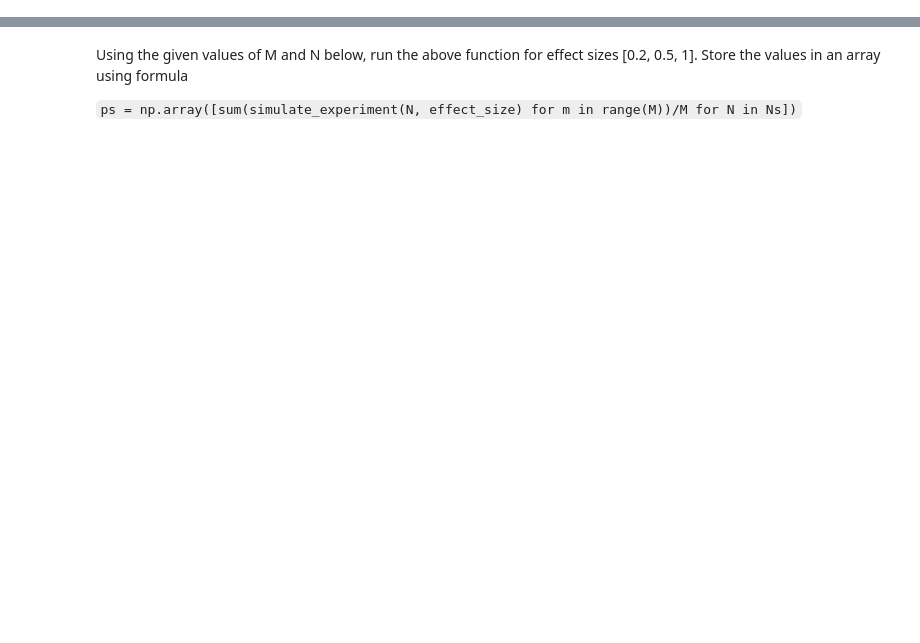
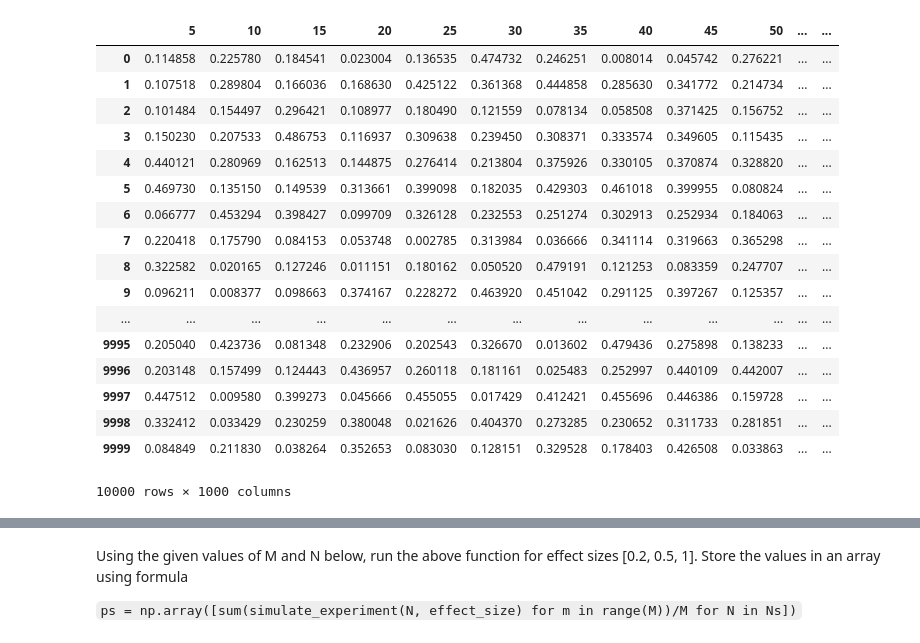
Before and after one commit to learn-co-curriculum/dsc-effect-sizes-pvalues-and-power-lab, a Jupyter notebook: index.ipynb, the cells around one changed output, grey strips where cells are left out. Drawn from its saved outputs; the diff is of its cells as text; code cells hidden in the pictures; blank space fills up the shorter version.

```diff
--- a/index.ipynb
+++ b/index.ipynb
@@ -316,0 +55,30 @@ Let's write a function to run an experiment with N (sample size), effect size (d
+# %%
+n_vs_p = {}
+for n in range(5,5005,5):
+    temp = []
+    for i in range(10**4):
+        sample1, sample2 = generate_samples(m1=5, s1=1, n1=n, m2=5, s2=1, n2=n)
+        p = p_value_welch_ttest(sample1, sample2)
+        temp.append(p)
+    n_vs_p[n] = temp
+df = pd.DataFrame.from_dict(n_vs_p)
+df
+# %% [output]
+|  | 5 | 10 | 15 | 20 | 25 | 30 | 35 | 40 | 45 | 50 | ... | ... |
+| 0 | 0.114858 | 0.225780 | 0.184541 | 0.023004 | 0.136535 | 0.474732 | 0.246251 | 0.008014 | 0.045742 | 0.276221 | ... | ... |
+| 1 | 0.107518 | 0.289804 | 0.166036 | 0.168630 | 0.425122 | 0.361368 | 0.444858 | 0.285630 | 0.341772 | 0.214734 | ... | ... |
+| 2 | 0.101484 | 0.154497 | 0.296421 | 0.108977 | 0.180490 | 0.121559 | 0.078134 | 0.058508 | 0.371425 | 0.156752 | ... | ... |
+| 3 | 0.150230 | 0.207533 | 0.486753 | 0.116937 | 0.309638 | 0.239450 | 0.308371 | 0.333574 | 0.349605 | 0.115435 | ... | ... |
+| 4 | 0.440121 | 0.280969 | 0.162513 | 0.144875 | 0.276414 | 0.213804 | 0.375926 | 0.330105 | 0.370874 | 0.328820 | ... | ... |
+| 5 | 0.469730 | 0.135150 | 0.149539 | 0.313661 | 0.399098 | 0.182035 | 0.429303 | 0.461018 | 0.399955 | 0.080824 | ... | ... |
+| 6 | 0.066777 | 0.453294 | 0.398427 | 0.099709 | 0.326128 | 0.232553 | 0.251274 | 0.302913 | 0.252934 | 0.184063 | ... | ... |
+| 7 | 0.220418 | 0.175790 | 0.084153 | 0.053748 | 0.002785 | 0.313984 | 0.036666 | 0.341114 | 0.319663 | 0.365298 | ... | ... |
+| 8 | 0.322582 | 0.020165 | 0.127246 | 0.011151 | 0.180162 | 0.050520 | 0.479191 | 0.121253 | 0.083359 | 0.247707 | ... | ... |
+| 9 | 0.096211 | 0.008377 | 0.098663 | 0.374167 | 0.228272 | 0.463920 | 0.451042 | 0.291125 | 0.397267 | 0.125357 | ... | ... |
+| ... | ... | ... | ... | ... | ... | ... | ... | ... | ... | ... | ... | ... |
+| 9995 | 0.205040 | 0.423736 | 0.081348 | 0.232906 | 0.202543 | 0.326670 | 0.013602 | 0.479436 | 0.275898 | 0.138233 | ... | ... |
+| 9996 | 0.203148 | 0.157499 | 0.124443 | 0.436957 | 0.260118 | 0.181161 | 0.025483 | 0.252997 | 0.440109 | 0.442007 | ... | ... |
+| 9997 | 0.447512 | 0.009580 | 0.399273 | 0.045666 | 0.455055 | 0.017429 | 0.412421 | 0.455696 | 0.446386 | 0.159728 | ... | ... |
+| 9998 | 0.332412 | 0.033429 | 0.230259 | 0.380048 | 0.021626 | 0.404370 | 0.273285 | 0.230652 | 0.311733 | 0.281851 | ... | ... |
+| 9999 | 0.084849 | 0.211830 | 0.038264 | 0.352653 | 0.083030 | 0.128151 | 0.329528 | 0.178403 | 0.426508 | 0.033863 | ... | ... |
+10000 rows × 1000 columns
```
Also changed, not shown: parts of 50 cells of this notebook, 8 other files.
